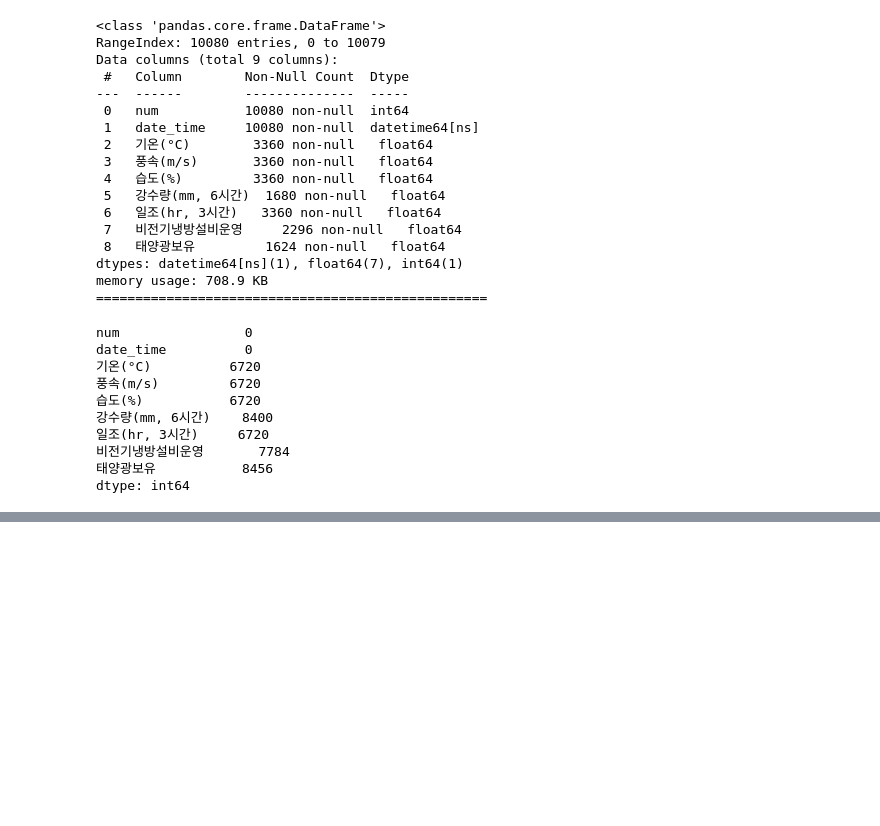
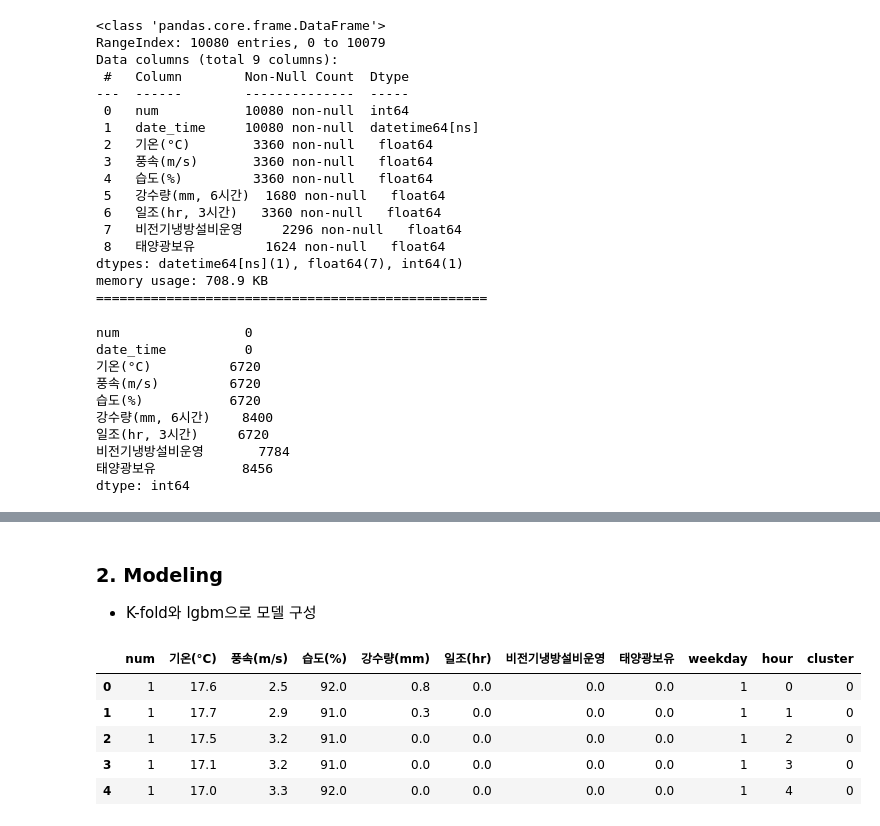
Before and after one commit to ikeven94/DACON, a Jupyter notebook: Energy_Predict/Lgbm_Baseline.ipynb, the cells around one changed output, grey strips where cells are left out. Cells and saved outputs as stored; diff of their text form; code cells hidden in the pictures; blank space fills up the shorter version.

```diff
--- a/Energy_Predict/Lgbm_Baseline.ipynb
+++ b/Energy_Predict/Lgbm_Baseline.ipynb
@@ -86,0 +200,20 @@ dtype: int64
+# %%
+cluster_map = {i+1 : c for i, c in enumerate(cluster)}
+train['cluster'] = train['num'].map(cluster_map)
+test['cluster'] = test['num'].map(cluster_map)
+# %% [markdown]
+### 2. Modeling
+- K-fold와 lgbm으로 모델 구성
+# %%
+X = train.drop(['date_time', '전력사용량(kWh)'], axis = 1)
+y = train['전력사용량(kWh)']
+X_test = test.drop('date_time', axis = 1)
+# %%
+X.head()
+# %% [output]
+|  | num | 기온(°C) | 풍속(m/s) | 습도(%) | 강수량(mm) | 일조(hr) | 비전기냉방설비운영 | 태양광보유 | weekday | hour | cluster |
+| 0 | 1 | 17.6 | 2.5 | 92.0 | 0.8 | 0.0 | 0.0 | 0.0 | 1 | 0 | 0 |
+| 1 | 1 | 17.7 | 2.9 | 91.0 | 0.3 | 0.0 | 0.0 | 0.0 | 1 | 1 | 0 |
+| 2 | 1 | 17.5 | 3.2 | 91.0 | 0.0 | 0.0 | 0.0 | 0.0 | 1 | 2 | 0 |
+| 3 | 1 | 17.1 | 3.2 | 91.0 | 0.0 | 0.0 | 0.0 | 0.0 | 1 | 3 | 0 |
+| 4 | 1 | 17.0 | 3.3 | 92.0 | 0.0 | 0.0 | 0.0 | 0.0 | 1 | 4 | 0 |
```
Also changed, not shown: parts of 25 cells of this notebook.
